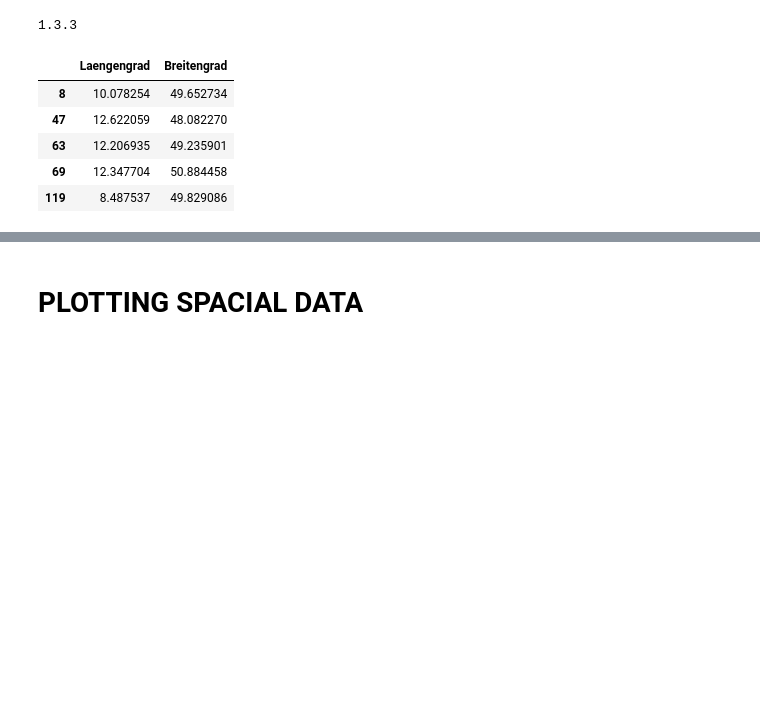
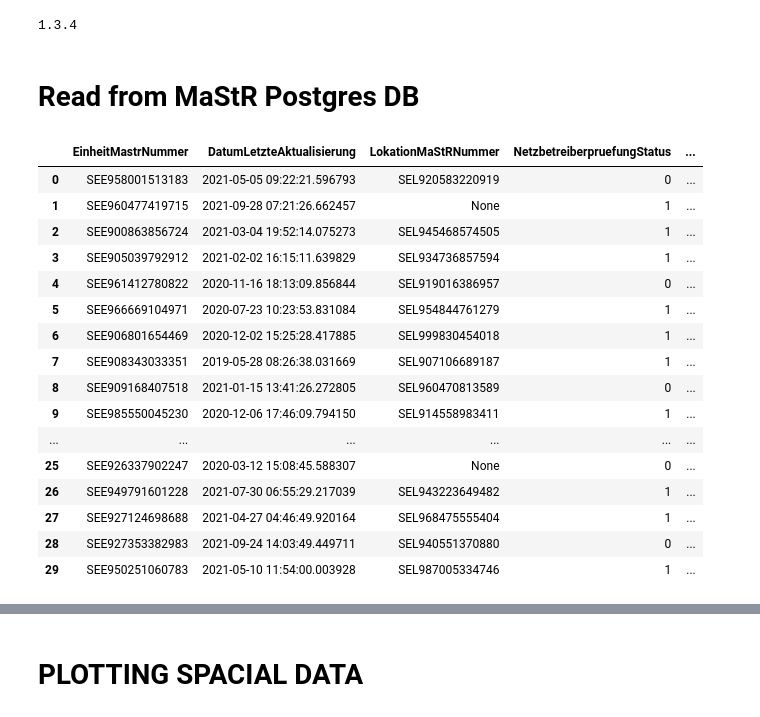
Before and after one commit to clwehner/Windatlas, a Jupyter notebook: windatlas/mastr/sqlToPandas.ipynb, the cells around one changed output, grey strips where cells are left out. Cells and saved outputs as stored; diff of their text form; code cells hidden in the pictures; blank space fills up the shorter version.

Commit message:
first download option

```diff
--- a/windatlas/mastr/sqlToPandas.ipynb
+++ b/windatlas/mastr/sqlToPandas.ipynb
@@ -1,6 +1,7 @@
 # %%
 import os
 import time
+import math
 import pandas as pd
 import numpy as np
 import sqlalchemy
@@ -8,9 +9,11 @@ import psycopg2
 import sys
 print(pd.__version__)
 
+pd.set_option('max_columns', None)
+
 from postgressql import *
 # %% [output]
-1.3.3
+1.3.4
 # %%
 conn_params_dic = {
     "host": "10.0.0.102",
@@ -62,15 +63,30 @@ import updateMastr
+# %% [markdown]
+# Read from MaStR Postgres DB
 # %%
 sqlpath = "./sqlCommands/loadMastrDBfiles.sql"
 df = read_postgres_from_queryfile(sqlpath, conn_params_dic)
-df = df.dropna()
-df.head()#.filter(regex="grad(?i)").head()
+#df = df.dropna()
+df['SpezifischeLeistung'] = (df.Nettonennleistung * 1000) / ((math.pi * df.Rotordurchmesser**2) / 4)
+df.head(n=30)#.filter(regex="grad(?i)").head()
+#df.to_excel()
 # %% [output]
-|  | Laengengrad | Breitengrad |
-| 8 | 10.078254 | 49.652734 |
-| 47 | 12.622059 | 48.082270 |
-| 63 | 12.206935 | 49.235901 |
-| 69 | 12.347704 | 50.884458 |
-| 119 | 8.487537 | 49.829086 |
+|  | EinheitMastrNummer | DatumLetzteAktualisierung | LokationMaStRNummer | NetzbetreiberpruefungStatus | ... |
+| 0 | SEE958001513183 | 2021-05-05 09:22:21.596793 | SEL920583220919 | 0 | ... |
+| 1 | SEE960477419715 | 2021-09-28 07:21:26.662457 | None | 1 | ... |
+| 2 | SEE900863856724 | 2021-03-04 19:52:14.075273 | SEL945468574505 | 1 | ... |
+| 3 | SEE905039792912 | 2021-02-02 16:15:11.639829 | SEL934736857594 | 1 | ... |
+| 4 | SEE961412780822 | 2020-11-16 18:13:09.856844 | SEL919016386957 | 0 | ... |
+| 5 | SEE966669104971 | 2020-07-23 10:23:53.831084 | SEL954844761279 | 1 | ... |
+| 6 | SEE906801654469 | 2020-12-02 15:25:28.417885 | SEL999830454018 | 1 | ... |
+| 7 | SEE908343033351 | 2019-05-28 08:26:38.031669 | SEL907106689187 | 1 | ... |
+| 8 | SEE909168407518 | 2021-01-15 13:41:26.272805 | SEL960470813589 | 0 | ... |
+| 9 | SEE985550045230 | 2020-12-06 17:46:09.794150 | SEL914558983411 | 1 | ... |
+| ... | ... | ... | ... | ... | ... |
+| 25 | SEE926337902247 | 2020-03-12 15:08:45.588307 | None | 0 | ... |
+| 26 | SEE949791601228 | 2021-07-30 06:55:29.217039 | SEL943223649482 | 1 | ... |
+| 27 | SEE927124698688 | 2021-04-27 04:46:49.920164 | SEL968475555404 | 1 | ... |
+| 28 | SEE927353382983 | 2021-09-24 14:03:49.449711 | SEL940551370880 | 0 | ... |
+| 29 | SEE950251060783 | 2021-05-10 11:54:00.003928 | SEL987005334746 | 1 | ... |
 # %%
 print(f"Size: {format_bytes(sys.getsizeof(df))}")
 print(f"Size: {format_bytes(df.memory_usage(index=True, deep=True).sum())}")
```
Also changed, not shown: parts of 8 cells of this notebook, 5 other files.
